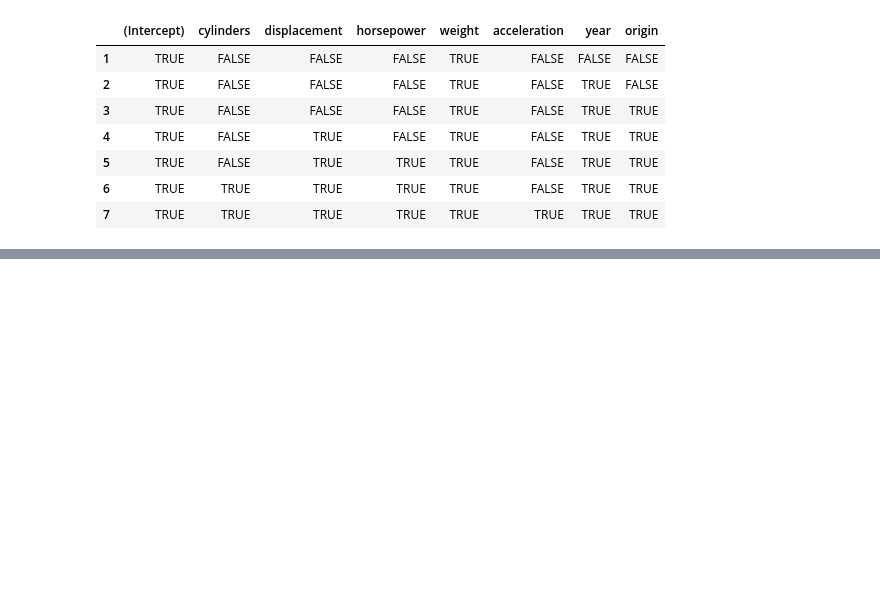
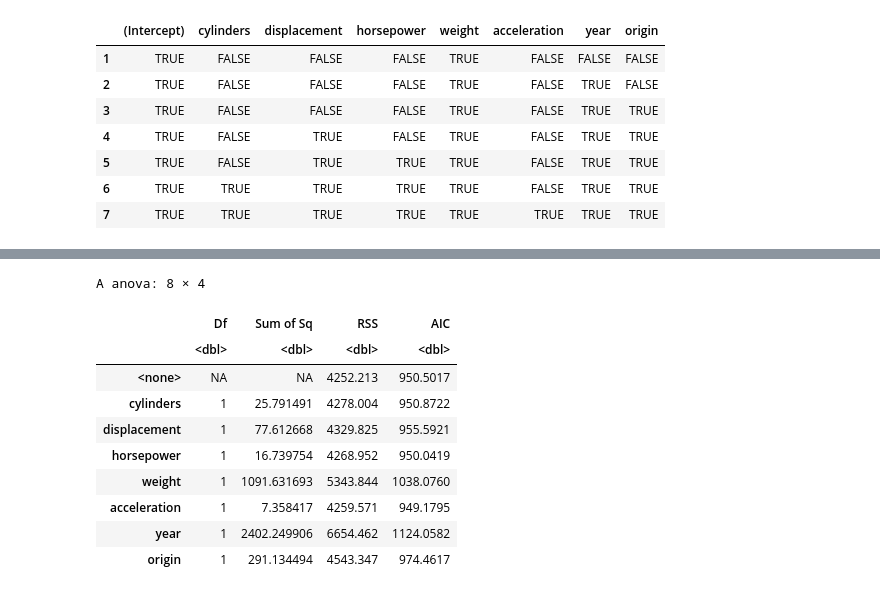
Before and after one commit to Joelius300/hslu-astat-StephanStofer, a Jupyter notebook: exercises/series13.ipynb, the cells around one changed output, grey strips where cells are left out. Saved outputs shown, nothing was run; the diff lists cells and outputs as text; code cells hidden in the pictures; blank space fills up the shorter version.

Commit message:
complete summary

```diff
--- a/exercises/series13.ipynb
+++ b/exercises/series13.ipynb
@@ -174,0 +177,4 @@ A matrix: 7 × 8 of type lgl
+# %%
+f.full <- lm(mpg ~ ., data = Auto[ , -9])
+f.empty <- lm(mpg ~ NULL, data = Auto[ , -9])
+summary(f.full)
@@ -174,0 +199,14 @@ A matrix: 7 × 8 of type lgl
+# %%
+drop1(f.full, scope = f.full, trace = TRUE)
+# %% [output]
+A anova: 8 × 4
+|  | Df | Sum of Sq | RSS | AIC |
+|  | <dbl> | <dbl> | <dbl> | <dbl> |
+| <none> | NA | NA | 4252.213 | 950.5017 |
+| cylinders | 1 | 25.791491 | 4278.004 | 950.8722 |
+| displacement | 1 | 77.612668 | 4329.825 | 955.5921 |
+| horsepower | 1 | 16.739754 | 4268.952 | 950.0419 |
+| weight | 1 | 1091.631693 | 5343.844 | 1038.0760 |
+| acceleration | 1 | 7.358417 | 4259.571 | 949.1795 |
+| year | 1 | 2402.249906 | 6654.462 | 1124.0582 |
+| origin | 1 | 291.134494 | 4543.347 | 974.4617 |
```
Also changed, not shown: parts of 3 cells of this notebook, 12 other files.
